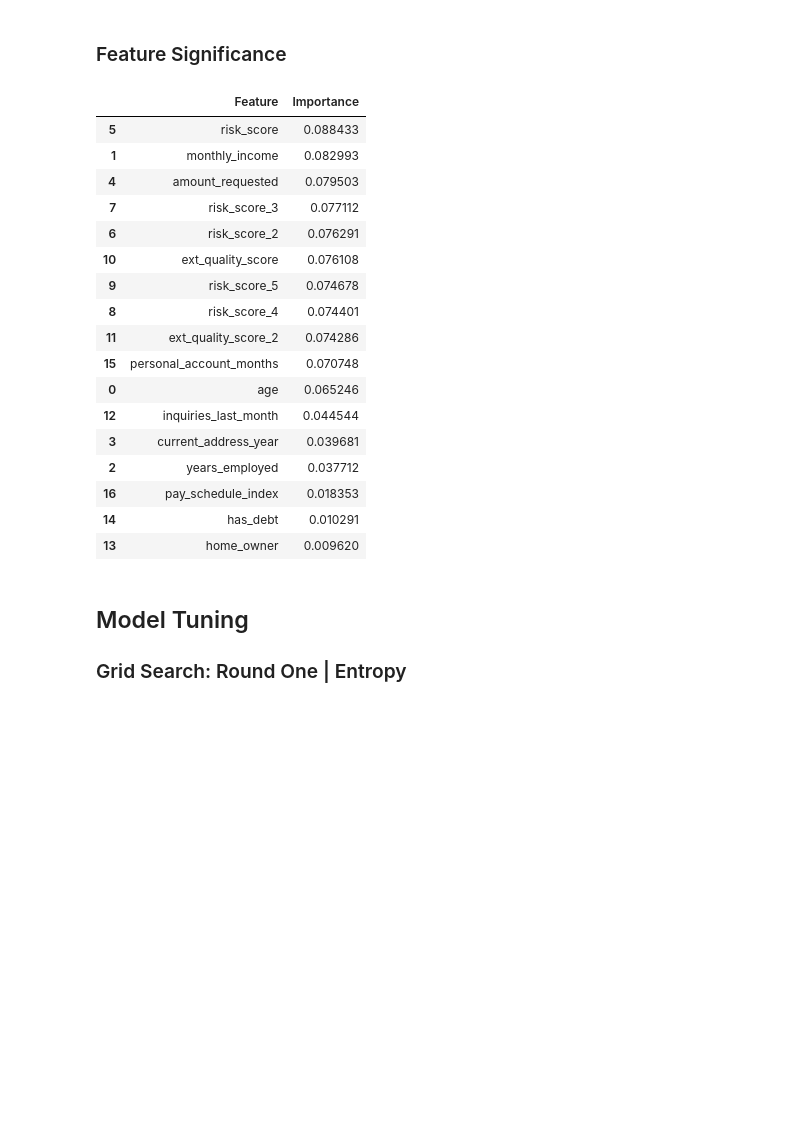
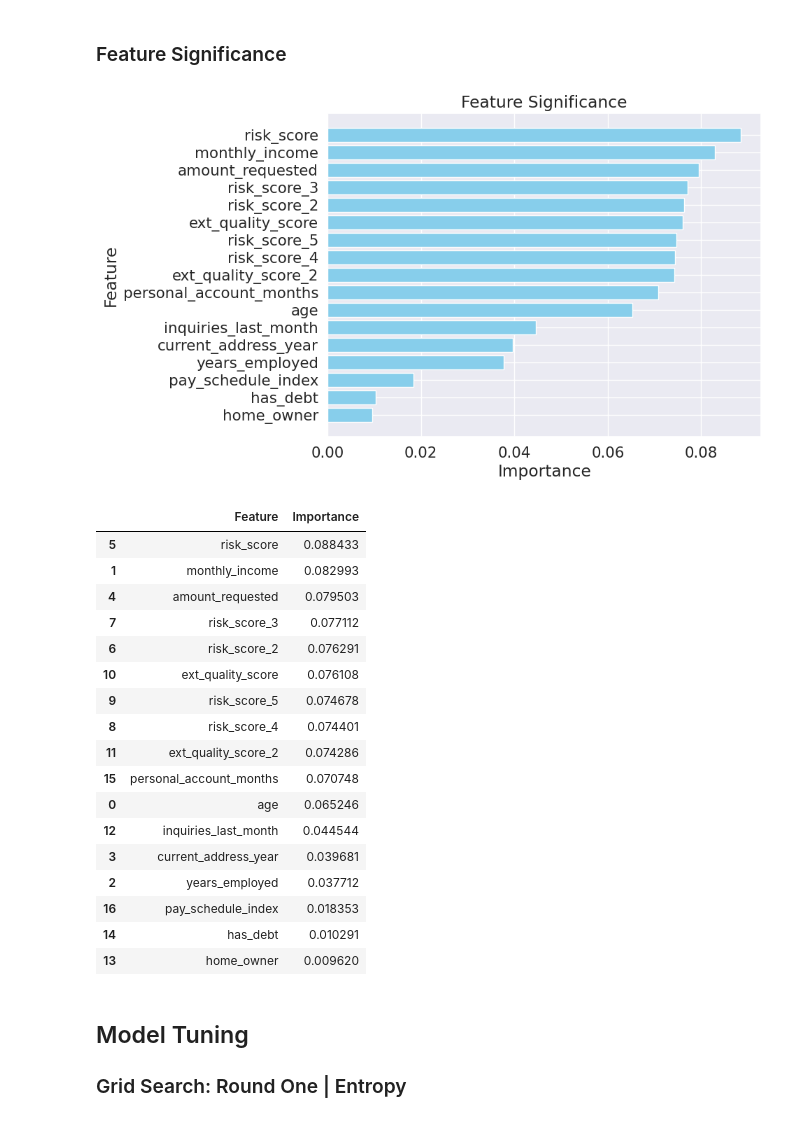
Before and after one commit to c-grigsby/ml-fintech-case-studies, a Jupyter notebook: predicting-loan-signatures/notebooks/predicting-loan-signatures_model.ipynb, the cells around one changed output. Drawn from its saved outputs; the diff is of its cells as text; code cells hidden in the pictures; blank space fills up the shorter version.

Commit message:
case(loanSignatures): add feature significance plot

```diff
--- a/predicting-loan-signatures/notebooks/predicting-loan-signatures_model.ipynb
+++ b/predicting-loan-signatures/notebooks/predicting-loan-signatures_model.ipynb
@@ -276,13 +276,12 @@ X_train, X_test, y_train, y_test = train_test_split(df_users_financial_idx, labe
 user_identification = 'entry_id'
 train_identifier = X_train[user_identification]
 X_train = X_train.drop(columns = [user_identification])
+
 test_identifier = X_test[user_identification]
 X_test = X_test.drop(columns = [user_identification])
 
 # Split the training set into a 80/20 training/validation set
-X_train, X_validation, y_train, y_validation = train_test_split(X_train, y_train,
-                                                    test_size = 0.2,
-                                                    random_state = 42)
+X_train, X_validation, y_train, y_validation = train_test_split(X_train, y_train, test_size = 0.2, random_state = 42)
 
 X_train.head()
 # %% [output]
@@ -355,19 +354,29 @@ Cross Validated Scores Mean: 0.62295 Std: (+/- 0.02253)
 # %%
 # Extract feature names from the DataFrame
 features = X_train.columns.tolist()
 
 # Create a DataFrame with feature names and their importance
 feature_df = pd.DataFrame({
     'Feature': features,
     'Importance': model.feature_importances_
 })
 
 # Sort the DataFrame by importance in descending order
 feature_df = feature_df.sort_values(by='Importance', ascending=False)
 
-# Display
+# Plotting
+plt.figure(figsize=(8, 6))
+plt.barh(feature_df['Feature'], feature_df['Importance'], color='skyblue')
+plt.xlabel('Importance')
+plt.ylabel('Feature')
+plt.title('Feature Significance')
+plt.gca().invert_yaxis()  # To display the most im feature at the top
+plt.show()
+
+# Display feature significance numerical values
 feature_df
 # %% [output]
+[figure, added]
 |  | Feature | Importance |
 | 5 | risk_score | 0.088433 |
 | 1 | monthly_income | 0.082993 |
```
